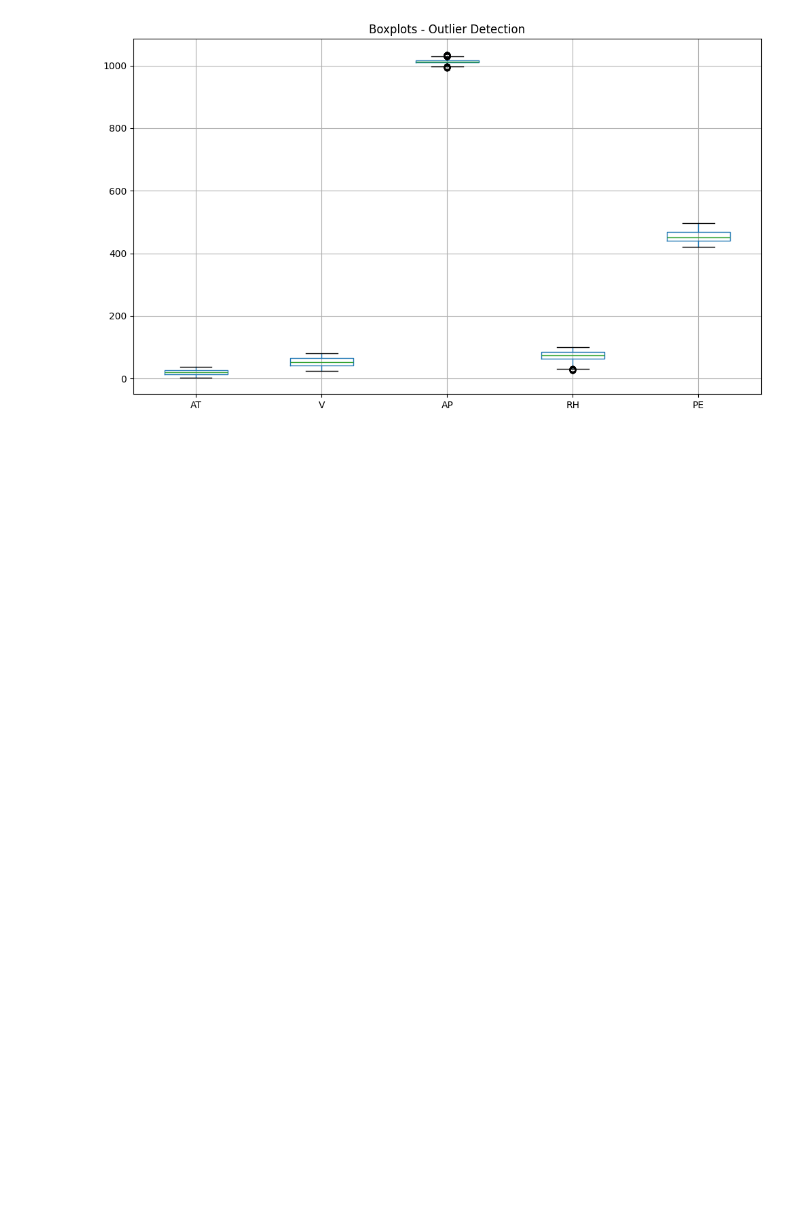
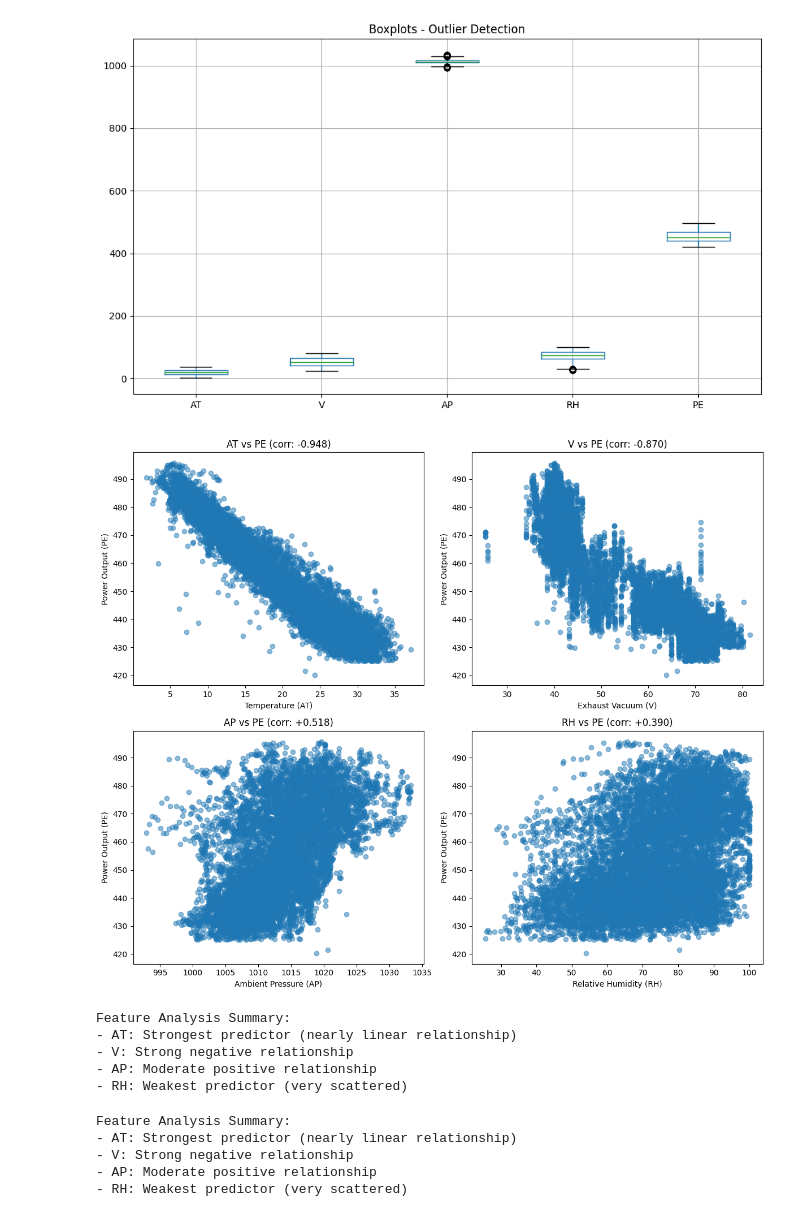
Before and after one commit to Lupowilk/power-plant-prediction, a Jupyter notebook: notebooks/01_exploratory_data_analysis.ipynb, the cells around one changed output. Cells and saved outputs as stored; diff of their text form; code cells hidden in the pictures; blank space fills up the shorter version.

Commit message:
complete iise #4: visual feature analysis

```diff
--- a/notebooks/01_exploratory_data_analysis.ipynb
+++ b/notebooks/01_exploratory_data_analysis.ipynb
@@ -89,3 +88,59 @@ plt.tight_layout()
 plt.show()
 # %% [output]
 [figure]
+# %%
+# Feature vs Target scatter plots
+fig, axes = plt.subplots(2, 2, figsize=(12, 10))
+
+# AT vs PE
+axes[0, 0].scatter(df['AT'], df['PE'], alpha=0.5)
+axes[0, 0].set_xlabel('Temperature (AT)')
+axes[0, 0].set_ylabel('Power Output (PE)')
+axes[0, 0].set_title('AT vs PE (corr: -0.948)')
+
+# V vs PE
+axes[0, 1].scatter(df['V'], df['PE'], alpha=0.5)
+axes[0, 1].set_xlabel('Exhaust Vacuum (V)')
+axes[0, 1].set_ylabel('Power Output (PE)')
+axes[0, 1].set_title('V vs PE (corr: -0.870)')
+
+# AP vs PE
+axes[1, 0].scatter(df['AP'], df['PE'], alpha=0.5)
+axes[1, 0].set_xlabel('Ambient Pressure (AP)')
+axes[1, 0].set_ylabel('Power Output (PE)')
+axes[1, 0].set_title('AP vs PE (corr: +0.518)')
+
+# RH vs PE
+axes[1, 1].scatter(df['RH'], df['PE'], alpha=0.5)
+axes[1, 1].set_xlabel('Relative Humidity (RH)')
+axes[1, 1].set_ylabel('Power Output (PE)')
+axes[1, 1].set_title('RH vs PE (corr: +0.390)')
+
+plt.tight_layout()
+plt.show()
+# %% [output]
+[figure, added]
+# %%
+print("Feature Analysis Summary:")
+print("- AT: Strongest predictor (nearly linear relationship)")
+print("- V: Strong negative relationship")
+print("- AP: Moderate positive relationship")
+print("- RH: Weakest predictor (very scattered)")
+# %% [output]
+Feature Analysis Summary:
+- AT: Strongest predictor (nearly linear relationship)
+- V: Strong negative relationship
+- AP: Moderate positive relationship
+- RH: Weakest predictor (very scattered)
+# %%
+print("Feature Analysis Summary:")
+print("- AT: Strongest predictor (nearly linear relationship)")
+print("- V: Strong negative relationship")
+print("- AP: Moderate positive relationship")
+print("- RH: Weakest predictor (very scattered)")
+# %% [output]
+Feature Analysis Summary:
+- AT: Strongest predictor (nearly linear relationship)
+- V: Strong negative relationship
+- AP: Moderate positive relationship
+- RH: Weakest predictor (very scattered)
```
Also changed, not shown: parts of 1 cell of this notebook.
